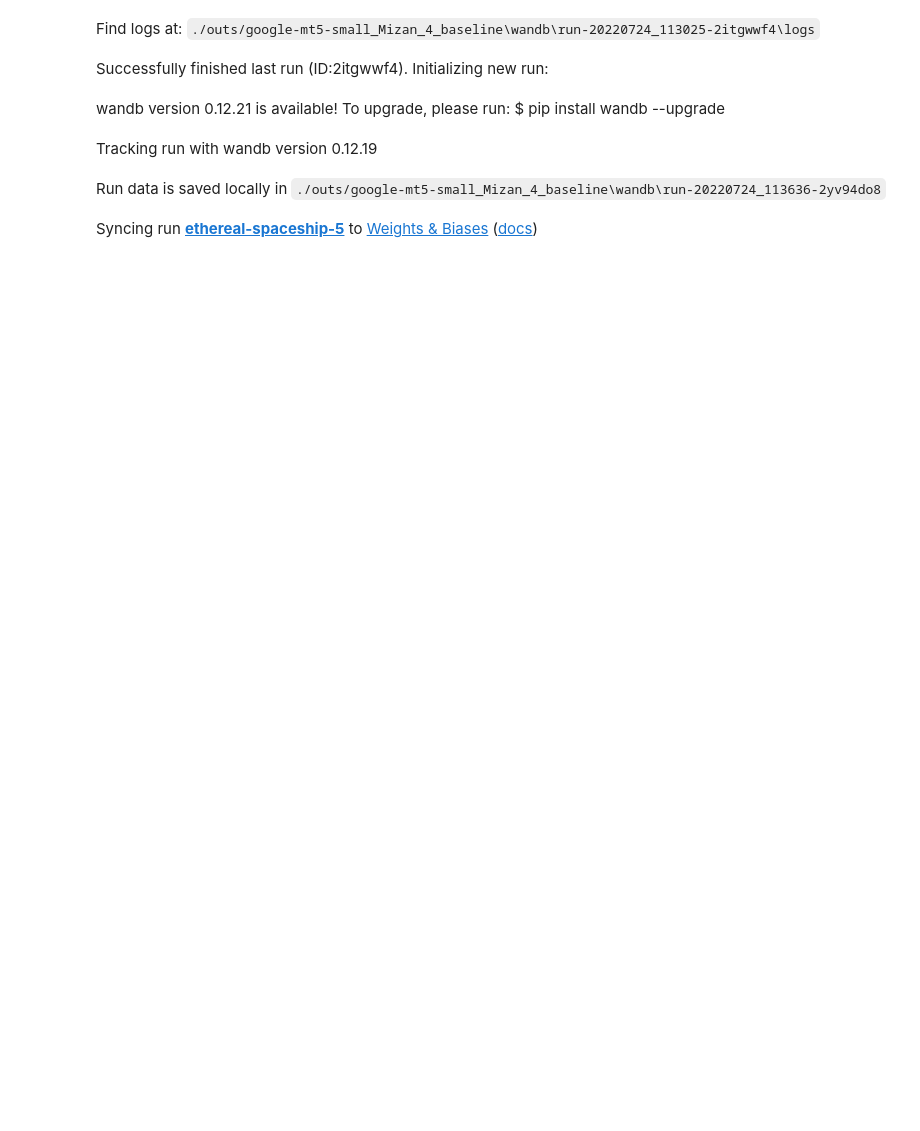
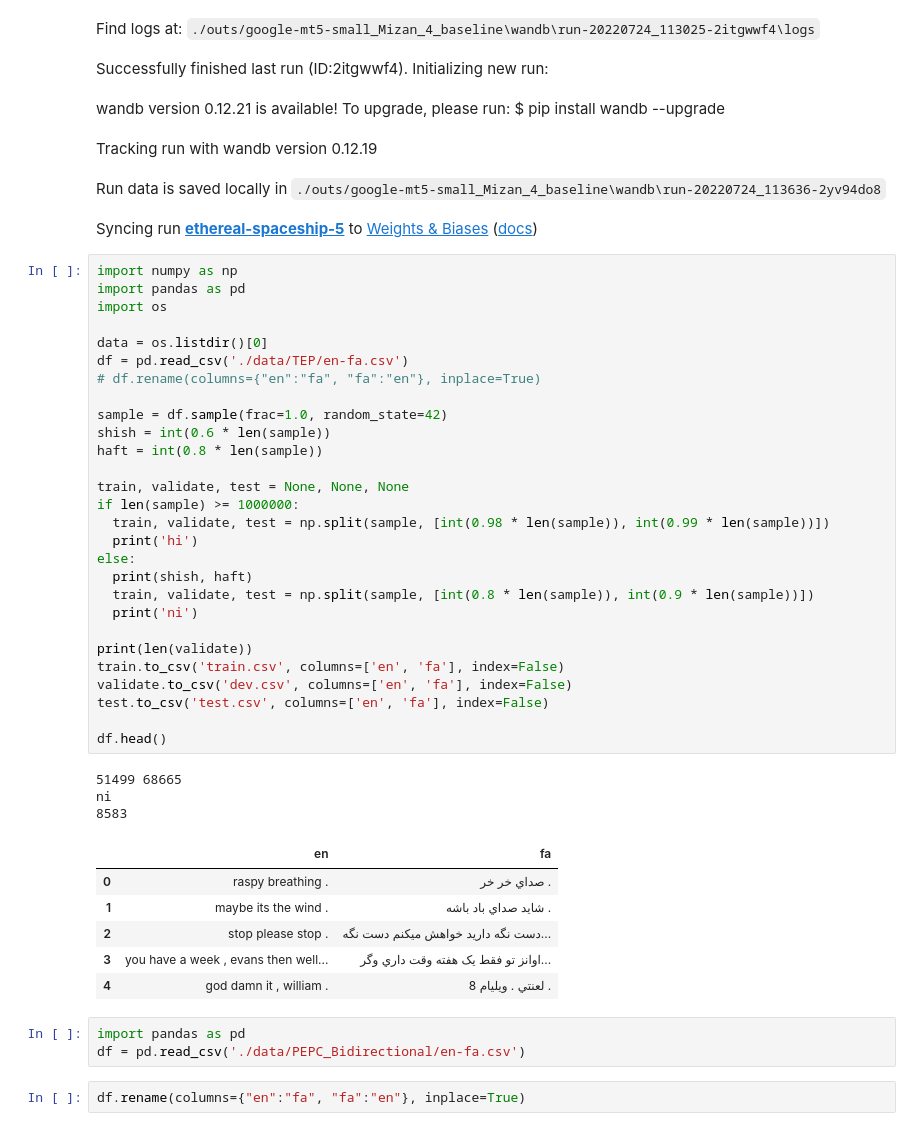
Before and after one commit to asartipi13/Persian-MT, a Jupyter notebook: random.ipynb, the cells around one changed output. Drawn from its saved outputs; the diff is of its cells as text; blank space fills up the shorter version.

```diff
--- a/random.ipynb
+++ b/random.ipynb
@@ -54,3 +54,46 @@ wandb version 0.12.21 is available! To upgrade, please run: $ pip install wandb
 Tracking run with wandb version 0.12.19
 Run data is saved locally in ./outs/google-mt5-small_Mizan_4_baseline\wandb\run-20220724_113636-2yv94do8
 Syncing run ethereal-spaceship-5 to Weights & Biases (docs)
+# %%
+import numpy as np
+import pandas as pd
+import os
+
+data = os.listdir()[0]
+df = pd.read_csv('./data/TEP/en-fa.csv')
+# df.rename(columns={"en":"fa", "fa":"en"}, inplace=True)
+
+sample = df.sample(frac=1.0, random_state=42)
+shish = int(0.6 * len(sample))
+haft = int(0.8 * len(sample))
+
+train, validate, test = None, None, None
+if len(sample) >= 1000000:
+  train, validate, test = np.split(sample, [int(0.98 * len(sample)), int(0.99 * len(sample))])
+  print('hi')
+else:
+  print(shish, haft)
+  train, validate, test = np.split(sample, [int(0.8 * len(sample)), int(0.9 * len(sample))])
+  print('ni')
+
+print(len(validate))
+train.to_csv('train.csv', columns=['en', 'fa'], index=False)
+validate.to_csv('dev.csv', columns=['en', 'fa'], index=False)
+test.to_csv('test.csv', columns=['en', 'fa'], index=False)
+
+df.head()
+# %% [output]
+51499 68665
+ni
+8583
+|  | en | fa |
+| 0 | raspy breathing . | صداي خر خر . |
+| 1 | maybe its the wind . | شايد صداي باد باشه . |
+| 2 | stop please stop . | دست نگه داريد خواهش ميکنم دست نگه... |
+| 3 | you have a week , evans then well... | اوانز تو فقط يک هفته وقت داري وگر... |
+| 4 | god damn it , william . | لعنتي . ويليام 8 . |
+# %%
+import pandas as pd
+df = pd.read_csv('./data/PEPC_Bidirectional/en-fa.csv')
+# %%
+df.rename(columns={"en":"fa", "fa":"en"}, inplace=True)
```
Also changed, not shown: parts of 13 cells of this notebook, 2 other files.
